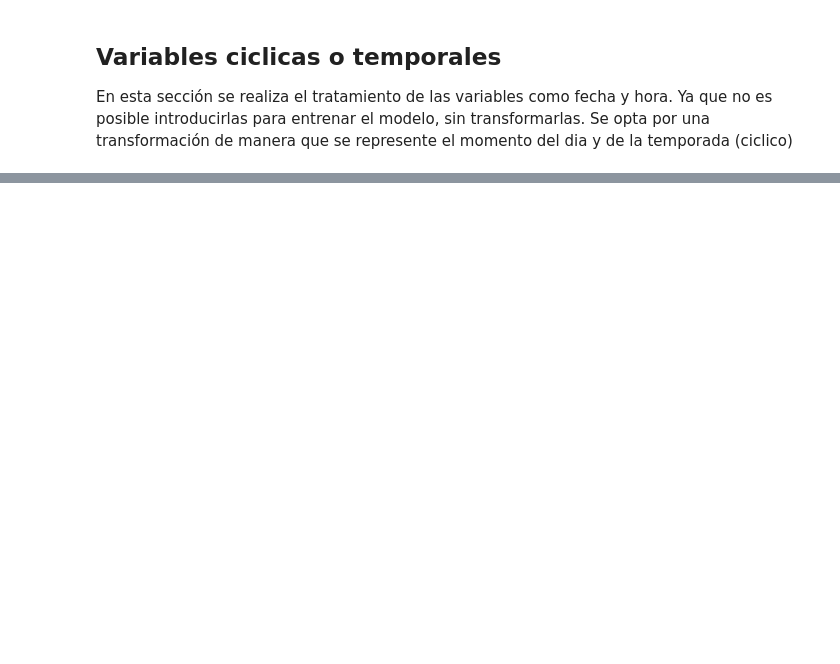
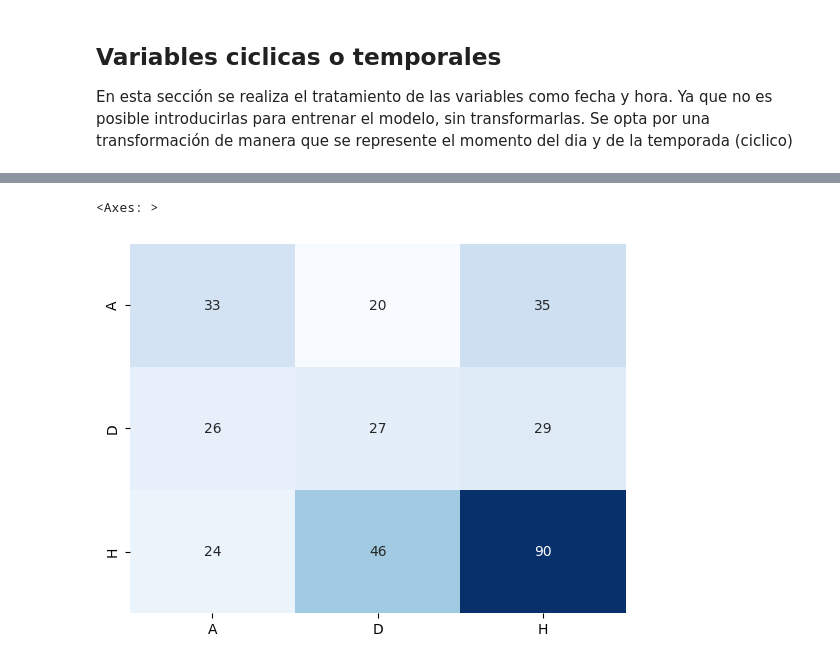
Before and after one commit to sferehi18/Football-predictor-TFG, a Jupyter notebook: colab/Full_preprocessing_training_process.ipynb, the cells around one changed output, grey strips where cells are left out. Saved outputs shown, nothing was run; the diff lists cells and outputs as text; code cells hidden in the pictures; blank space fills up the shorter version.

```diff
--- a/colab/Full_preprocessing_training_process.ipynb
+++ b/colab/Full_preprocessing_training_process.ipynb
@@ -1585,3 +1615,21 @@ weighted avg       0.48      0.53      0.45       335
+# %%
+from sklearn.metrics import confusion_matrix
+
+# Calcular la matriz de confusión
+confusion_matrix(y_test, preds)
+sns.heatmap(
+    confusion_matrix(y_test, preds),
+    annot=True,
+    fmt='d',
+    cmap='Blues',
+    cbar=False,
+    xticklabels=le_target.classes_,
+    yticklabels=le_target.classes_
+
+)
+# %% [output]
+<Axes: >
+[figure, added]
 # %%
 import joblib
 model_metadata = {
```
Also changed, not shown: parts of 43 cells of this notebook.
